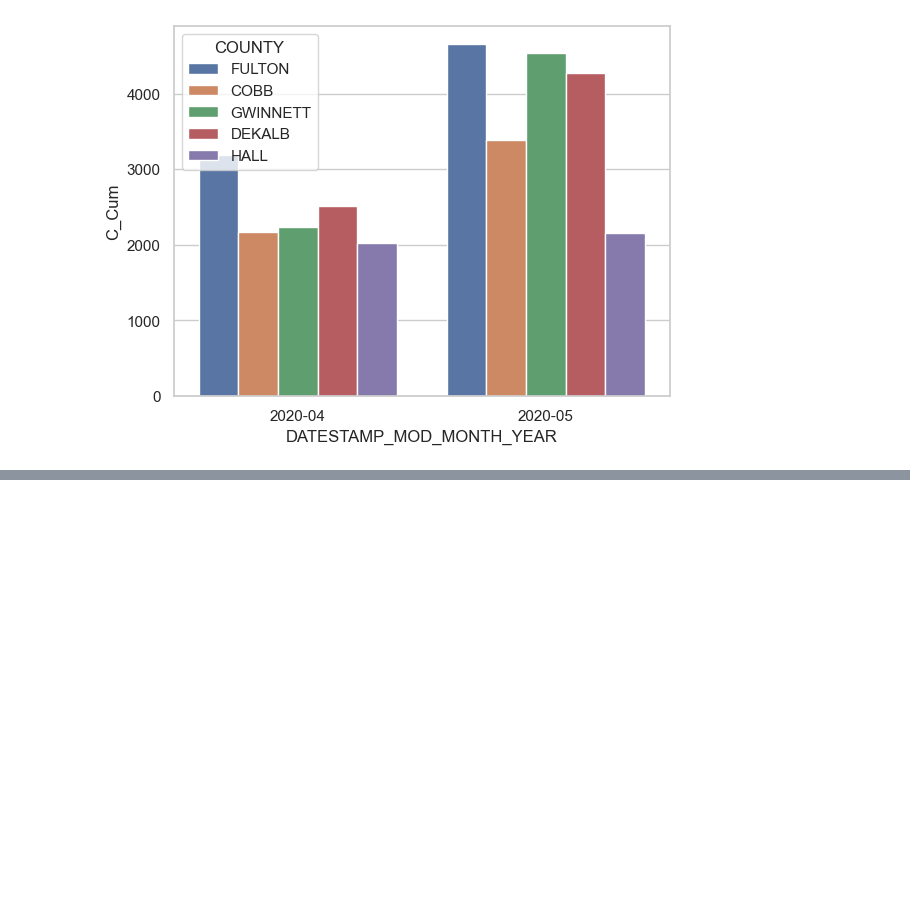
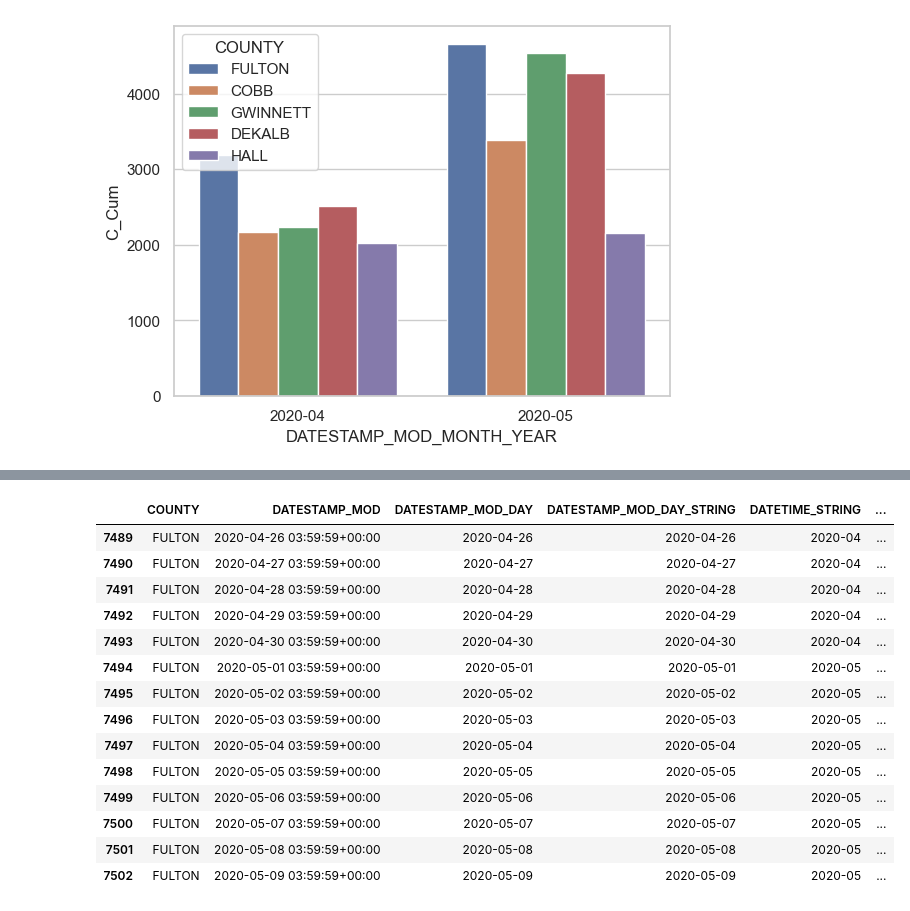
Before and after one commit to lozo6/healthcare-visuals, a Jupyter notebook: visualization.ipynb, the cells around one changed output, grey strips where cells are left out. Drawn from its saved outputs; the diff is of its cells as text; code cells hidden in the pictures; blank space fills up the shorter version.

```diff
--- a/visualization.ipynb
+++ b/visualization.ipynb
@@ -509,0 +585,18 @@ plotly2.show()
+# %%
+dailySpecific[dailySpecific['COUNTY'] == 'FULTON']
+# %% [output]
+|  | COUNTY | DATESTAMP_MOD | DATESTAMP_MOD_DAY | DATESTAMP_MOD_DAY_STRING | DATETIME_STRING | ... |
+| 7489 | FULTON | 2020-04-26 03:59:59+00:00 | 2020-04-26 | 2020-04-26 | 2020-04 | ... |
+| 7490 | FULTON | 2020-04-27 03:59:59+00:00 | 2020-04-27 | 2020-04-27 | 2020-04 | ... |
+| 7491 | FULTON | 2020-04-28 03:59:59+00:00 | 2020-04-28 | 2020-04-28 | 2020-04 | ... |
+| 7492 | FULTON | 2020-04-29 03:59:59+00:00 | 2020-04-29 | 2020-04-29 | 2020-04 | ... |
+| 7493 | FULTON | 2020-04-30 03:59:59+00:00 | 2020-04-30 | 2020-04-30 | 2020-04 | ... |
+| 7494 | FULTON | 2020-05-01 03:59:59+00:00 | 2020-05-01 | 2020-05-01 | 2020-05 | ... |
+| 7495 | FULTON | 2020-05-02 03:59:59+00:00 | 2020-05-02 | 2020-05-02 | 2020-05 | ... |
+| 7496 | FULTON | 2020-05-03 03:59:59+00:00 | 2020-05-03 | 2020-05-03 | 2020-05 | ... |
+| 7497 | FULTON | 2020-05-04 03:59:59+00:00 | 2020-05-04 | 2020-05-04 | 2020-05 | ... |
+| 7498 | FULTON | 2020-05-05 03:59:59+00:00 | 2020-05-05 | 2020-05-05 | 2020-05 | ... |
+| 7499 | FULTON | 2020-05-06 03:59:59+00:00 | 2020-05-06 | 2020-05-06 | 2020-05 | ... |
+| 7500 | FULTON | 2020-05-07 03:59:59+00:00 | 2020-05-07 | 2020-05-07 | 2020-05 | ... |
+| 7501 | FULTON | 2020-05-08 03:59:59+00:00 | 2020-05-08 | 2020-05-08 | 2020-05 | ... |
+| 7502 | FULTON | 2020-05-09 03:59:59+00:00 | 2020-05-09 | 2020-05-09 | 2020-05 | ... |
```
Also changed, not shown: parts of 16 cells of this notebook, 1 other file.
